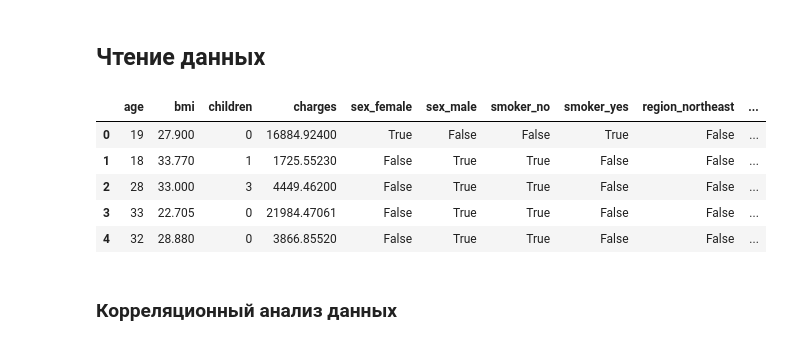
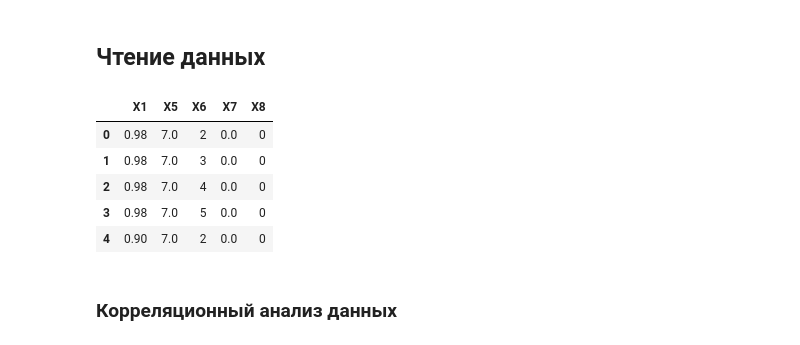
Before and after one commit to ralmetov/principal-component-analysis, a Jupyter notebook: Correlation.ipynb, the cells around one changed output. Drawn from its saved outputs; the diff is of its cells as text; code cells hidden in the pictures.

```diff
--- a/Correlation.ipynb
+++ b/Correlation.ipynb
@@ -10,16 +10,16 @@ import seaborn as sns
 # %% [markdown]
 ## Чтение данных
 # %%
-df = pd.read_csv('insurance.csv')
-df = pd.get_dummies(df, prefix=['sex', 'smoker', 'region'])
+df = pd.read_csv('ENB2012_data.csv').drop(columns=['Y1','Y2','X2','X3','X4'])
+#df = pd.get_dummies(df, prefix=['sex', 'smoker', 'region']).drop(columns='charges')
 df.head()
 # %% [output]
-|  | age | bmi | children | charges | sex_female | sex_male | smoker_no | smoker_yes | region_northeast | ... |
-| 0 | 19 | 27.900 | 0 | 16884.92400 | True | False | False | True | False | ... |
-| 1 | 18 | 33.770 | 1 | 1725.55230 | False | True | True | False | False | ... |
-| 2 | 28 | 33.000 | 3 | 4449.46200 | False | True | True | False | False | ... |
-| 3 | 33 | 22.705 | 0 | 21984.47061 | False | True | True | False | False | ... |
-| 4 | 32 | 28.880 | 0 | 3866.85520 | False | True | True | False | False | ... |
+|  | X1 | X5 | X6 | X7 | X8 |
+| 0 | 0.98 | 7.0 | 2 | 0.0 | 0 |
+| 1 | 0.98 | 7.0 | 3 | 0.0 | 0 |
+| 2 | 0.98 | 7.0 | 4 | 0.0 | 0 |
+| 3 | 0.98 | 7.0 | 5 | 0.0 | 0 |
+| 4 | 0.90 | 7.0 | 2 | 0.0 | 0 |
 # %% [markdown]
 ### Корреляционный анализ данных
 # %%
```
Also changed, not shown: parts of 13 cells of this notebook, 4 other files.
